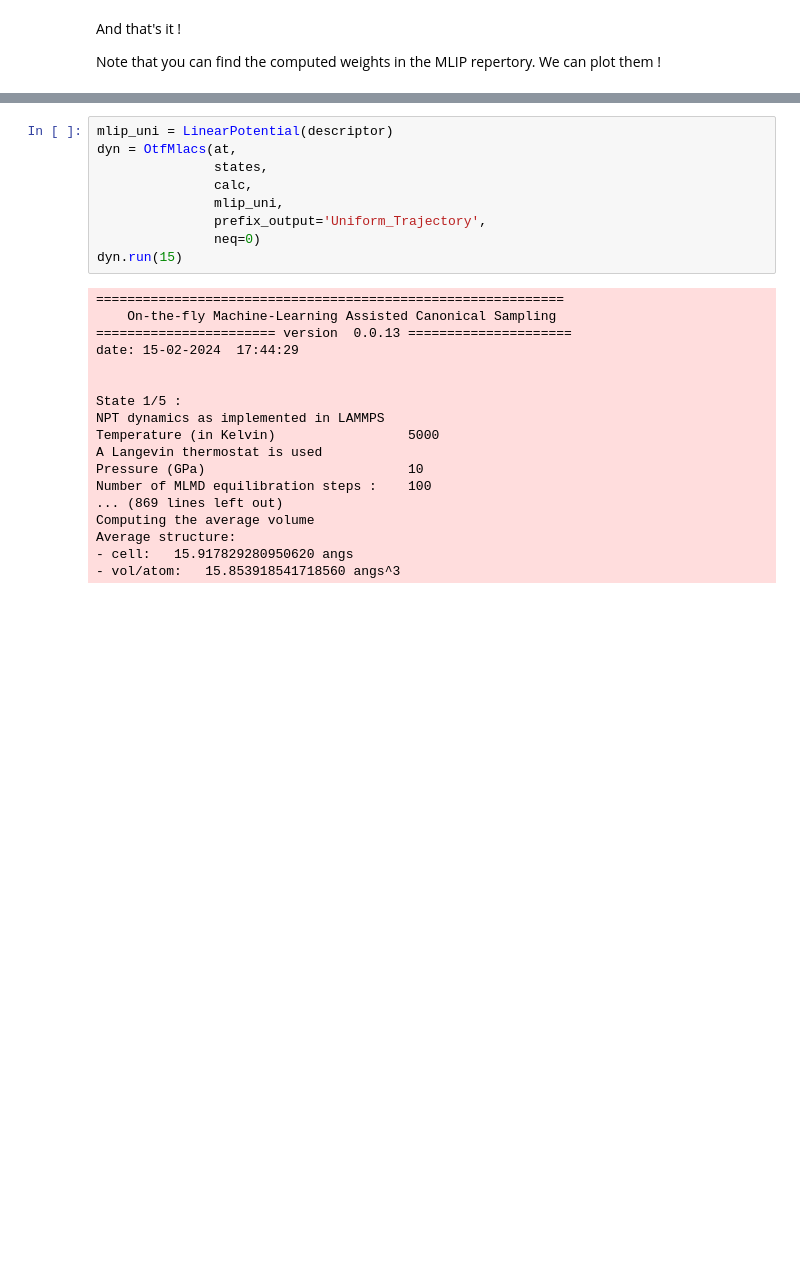
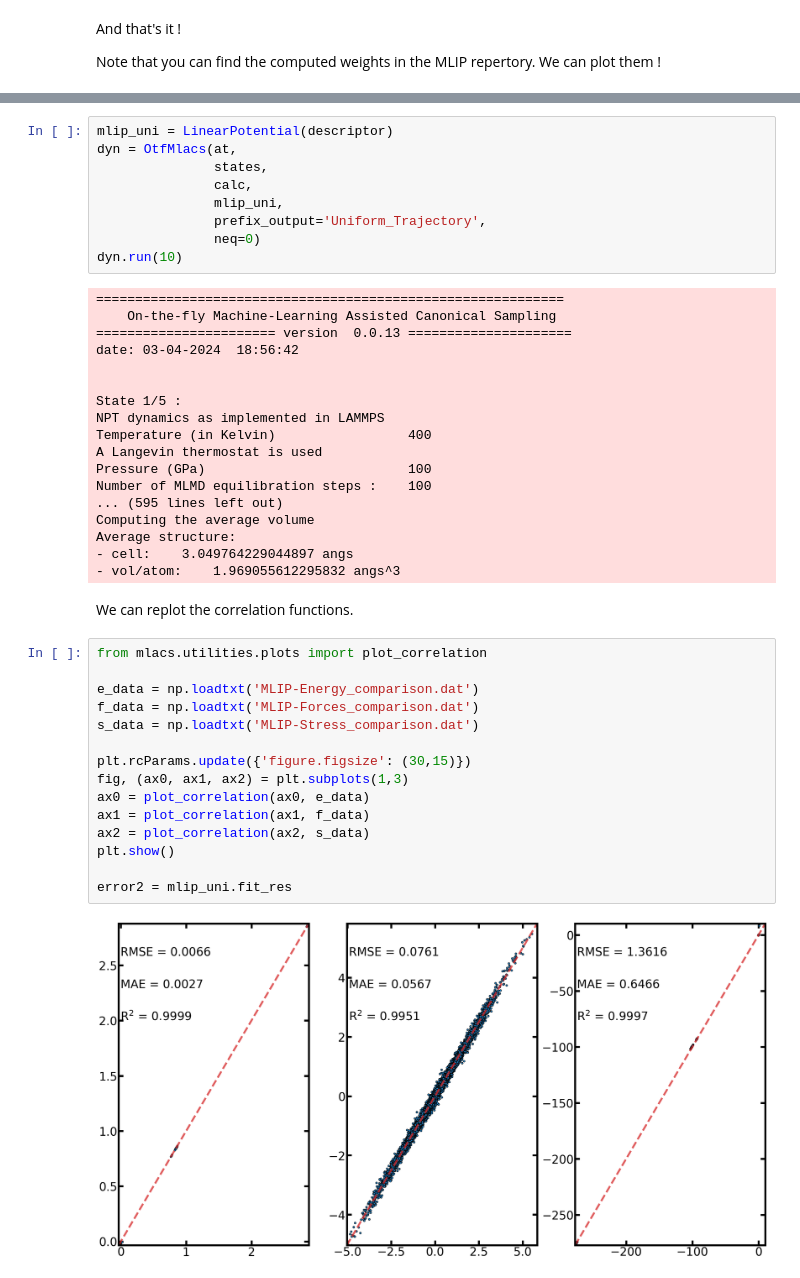
Before and after one commit to mlacs-developers/mlacs, a Jupyter notebook: tutorials/Mlacs/2_multistate_mbar/OtfMlacs_tuto2.ipynb, the cells around one changed output, grey strips where cells are left out. Cells and saved outputs as stored; diff of their text form; blank space fills up the shorter version.

```diff
--- a/tutorials/Mlacs/2_multistate_mbar/OtfMlacs_tuto2.ipynb
+++ b/tutorials/Mlacs/2_multistate_mbar/OtfMlacs_tuto2.ipynb
@@ -165,22 +172,41 @@ dyn = OtfMlacs(at,
                mlip_uni,
                prefix_output='Uniform_Trajectory',
                neq=0)
-dyn.run(15)
+dyn.run(10)
 # %% [output]
 ============================================================
     On-the-fly Machine-Learning Assisted Canonical Sampling
 ======================= version  0.0.13 =====================
-date: 15-02-2024  17:44:29
+date: 03-04-2024  18:56:42
 
 
 State 1/5 :
 NPT dynamics as implemented in LAMMPS
-Temperature (in Kelvin)                 5000
+Temperature (in Kelvin)                 400
 A Langevin thermostat is used
-Pressure (GPa)                          10
+Pressure (GPa)                          100
 Number of MLMD equilibration steps :    100
-... (869 lines left out)
+... (595 lines left out)
 Computing the average volume
 Average structure:
-- cell:   15.917829280950620 angs
-- vol/atom:   15.853918541718560 angs^3
+- cell:    3.049764229044897 angs
+- vol/atom:    1.969055612295832 angs^3
+# %% [markdown]
+We can replot the correlation functions.
+# %%
+from mlacs.utilities.plots import plot_correlation
+
+e_data = np.loadtxt('MLIP-Energy_comparison.dat')
+f_data = np.loadtxt('MLIP-Forces_comparison.dat')
+s_data = np.loadtxt('MLIP-Stress_comparison.dat')
+
+plt.rcParams.update({'figure.figsize': (30,15)})
+fig, (ax0, ax1, ax2) = plt.subplots(1,3)
+ax0 = plot_correlation(ax0, e_data)
+ax1 = plot_correlation(ax1, f_data)
+ax2 = plot_correlation(ax2, s_data)
+plt.show()
+
+error2 = mlip_uni.fit_res
+# %% [output]
+[figure, added]
```
Also changed, not shown: parts of 31 cells of this notebook, 1 other file.
